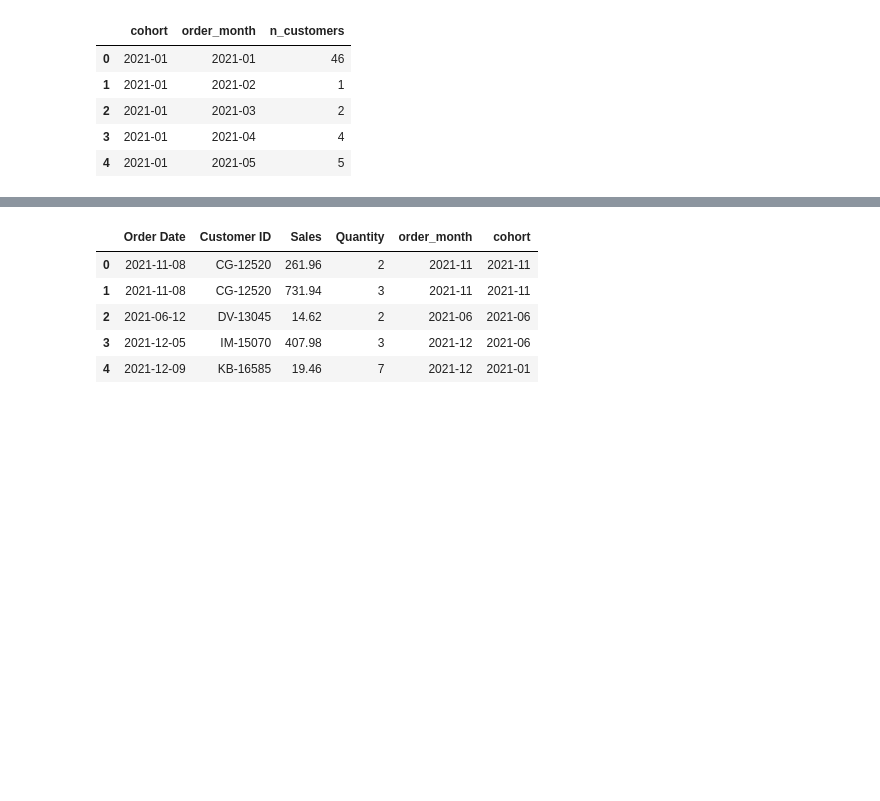
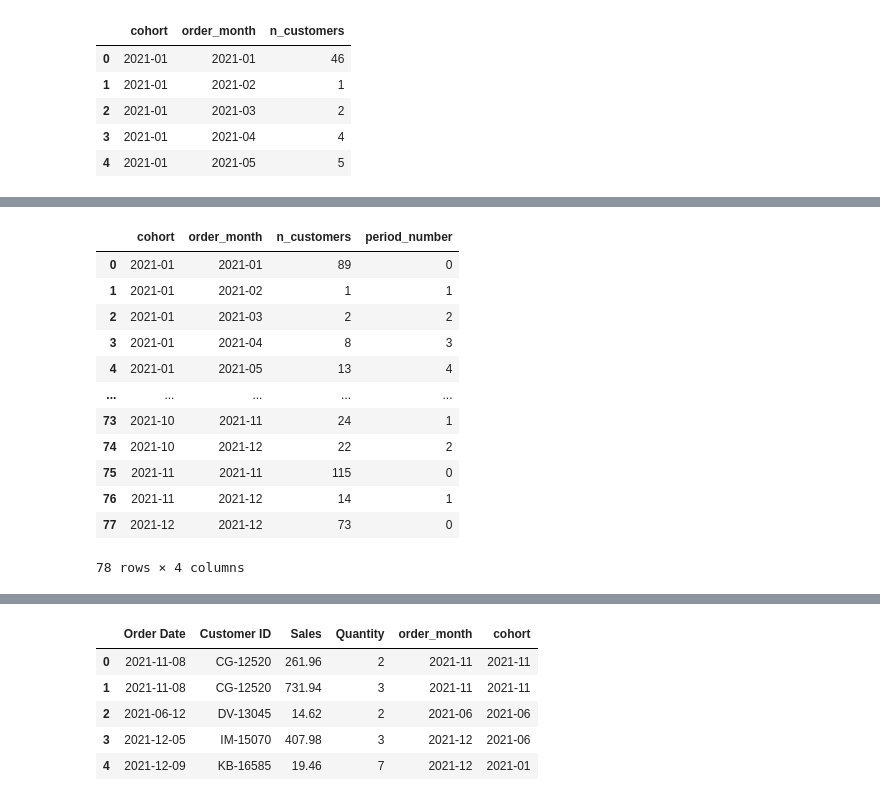
Before and after one commit to VenkataPrasad97/Task, a Jupyter notebook: task_rfm.ipynb, the cells around one changed output, grey strips where cells are left out. Saved outputs shown, nothing was run; the diff lists cells and outputs as text; code cells hidden in the pictures; blank space fills up the shorter version.

```diff
--- a/task_rfm.ipynb
+++ b/task_rfm.ipynb
@@ -187,3 +212,19 @@ df_cohort.head()
+# %%
+df_cohort
+# %% [output]
+|  | cohort | order_month | n_customers | period_number |
+| 0 | 2021-01 | 2021-01 | 89 | 0 |
+| 1 | 2021-01 | 2021-02 | 1 | 1 |
+| 2 | 2021-01 | 2021-03 | 2 | 2 |
+| 3 | 2021-01 | 2021-04 | 8 | 3 |
+| 4 | 2021-01 | 2021-05 | 13 | 4 |
+| ... | ... | ... | ... | ... |
+| 73 | 2021-10 | 2021-11 | 24 | 1 |
+| 74 | 2021-10 | 2021-12 | 22 | 2 |
+| 75 | 2021-11 | 2021-11 | 115 | 0 |
+| 76 | 2021-11 | 2021-12 | 14 | 1 |
+| 77 | 2021-12 | 2021-12 | 73 | 0 |
+78 rows × 4 columns
 # %%
 df_cohort['cohort'] = df_cohort['cohort'].dt.strftime('%b-%Y')
 # df_cohort['order_month'] = df_cohort['order_month'].dt.strftime('%b-%Y')
```
Also changed, not shown: parts of 7 cells of this notebook.
